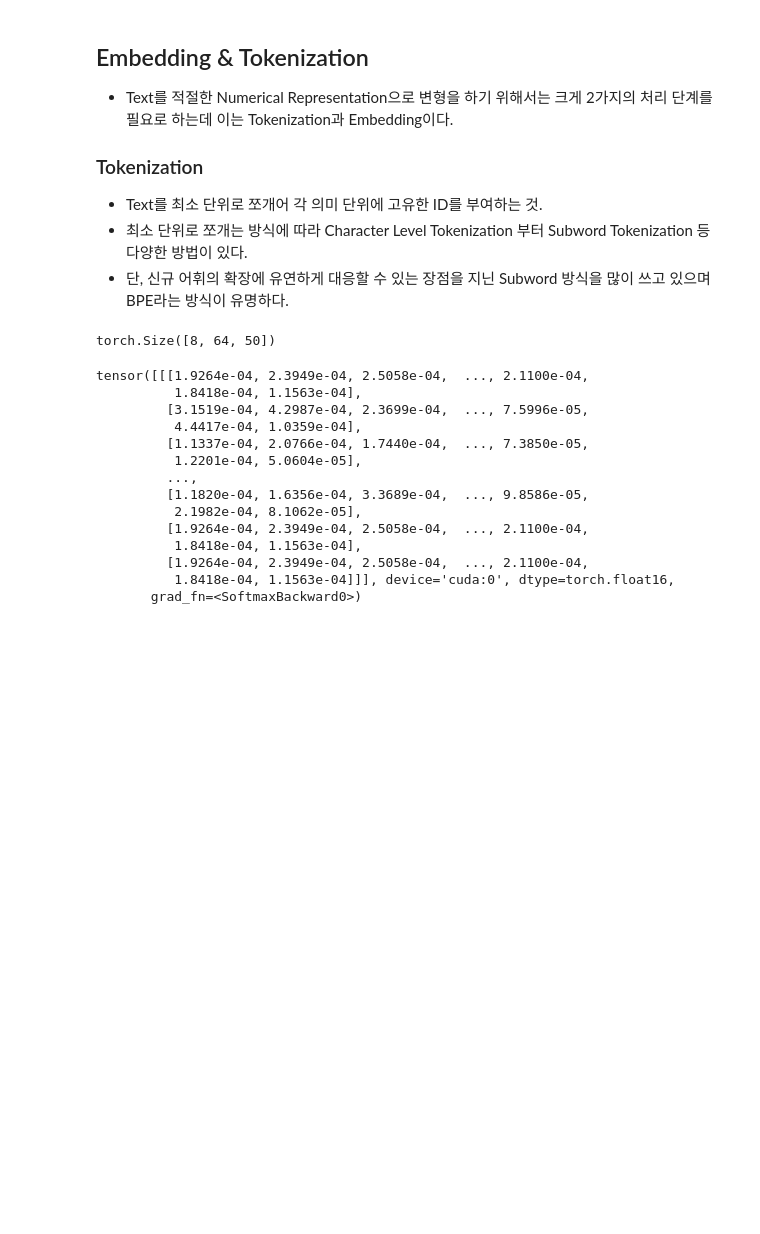
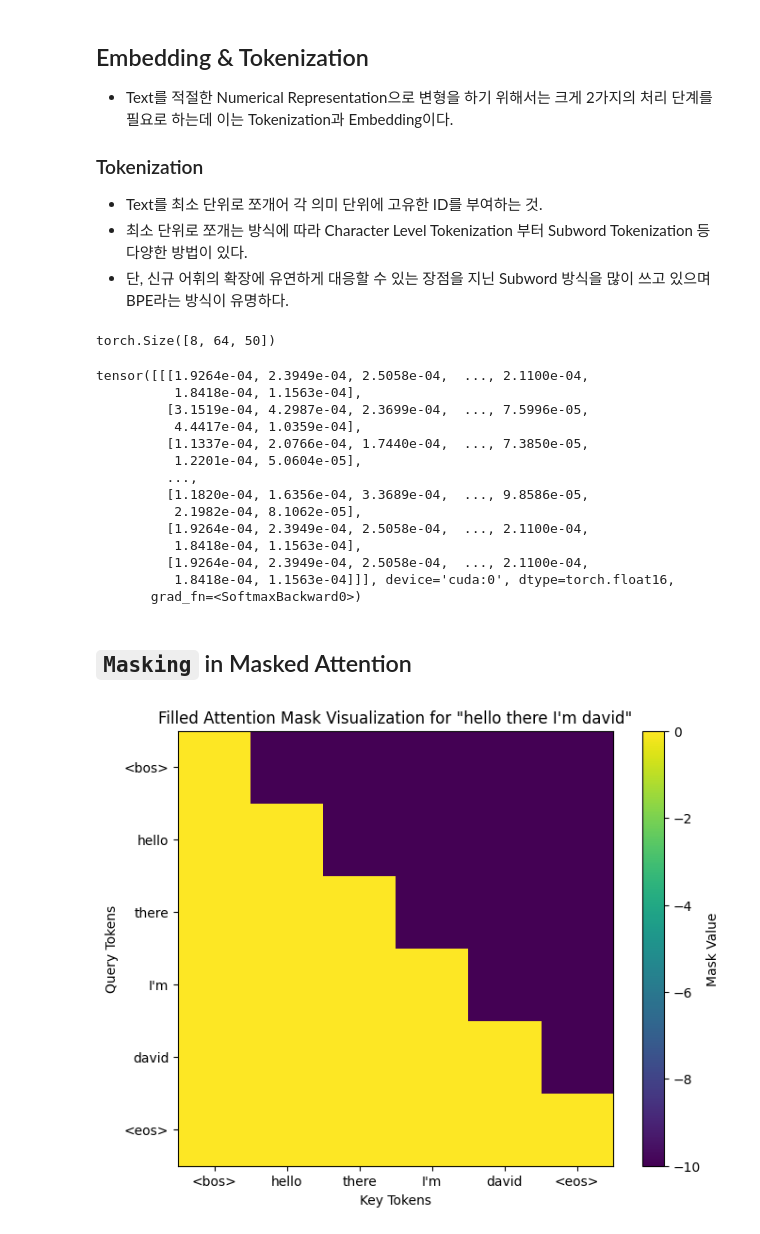
Before and after one commit to fritzprix/HolidayHackerLab_2023, a Jupyter notebook: toyGPT/scratch.ipynb, the cells around one changed output. Cells and saved outputs as stored; diff of their text form; code cells hidden in the pictures; blank space fills up the shorter version.

```diff
--- a/toyGPT/scratch.ipynb
+++ b/toyGPT/scratch.ipynb
@@ -267,3 +267,28 @@ tensor([[[1.9264e-04, 2.3949e-04, 2.5058e-04,  ..., 2.1100e-04,
          [1.9264e-04, 2.3949e-04, 2.5058e-04,  ..., 2.1100e-04,
           1.8418e-04, 1.1563e-04]]], device='cuda:0', dtype=torch.float16,
        grad_fn=<SoftmaxBackward0>)
+# %% [markdown]
+## `Masking` in Masked Attention
+# %%
+import matplotlib.pyplot as plt
+import numpy as np
+
+# Example sequence including special tokens
+sequence = ["<bos>", "hello", "there", "I'm", "david", "<eos>"]
+seq_length = len(sequence)
+
+# Creating a mask with large negative numbers for visualization
+filled_mask = np.triu(np.ones((seq_length, seq_length)), k=1) * -10
+
+# Plotting the filled mask
+plt.figure(figsize=(8, 6))
+plt.imshow(filled_mask, cmap='viridis')
+plt.colorbar(label='Mask Value')
+plt.title('Filled Attention Mask Visualization for "hello there I\'m david"')
+plt.xlabel('Key Tokens')
+plt.ylabel('Query Tokens')
+plt.xticks(ticks=range(seq_length), labels=sequence)
+plt.yticks(ticks=range(seq_length), labels=sequence)
+plt.show()
+# %% [output]
+[figure, added]
```
Also changed, not shown: parts of 1 cell of this notebook, 1 other file.
